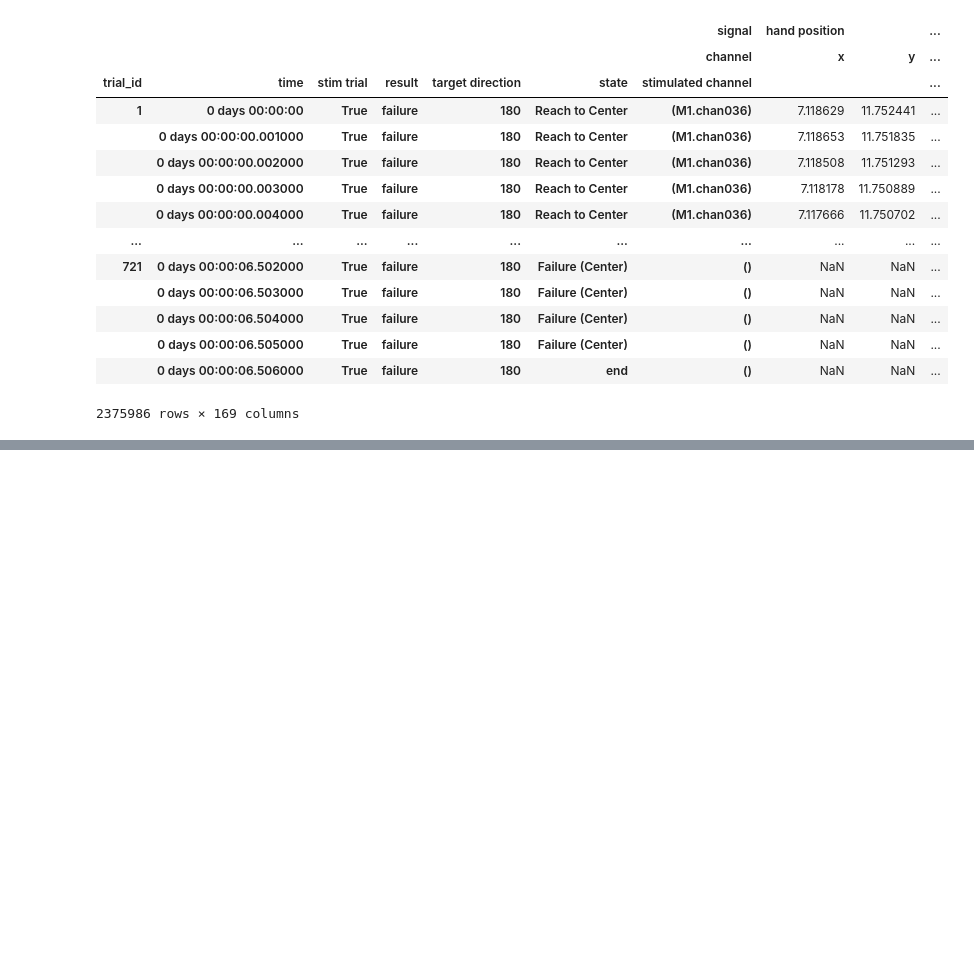
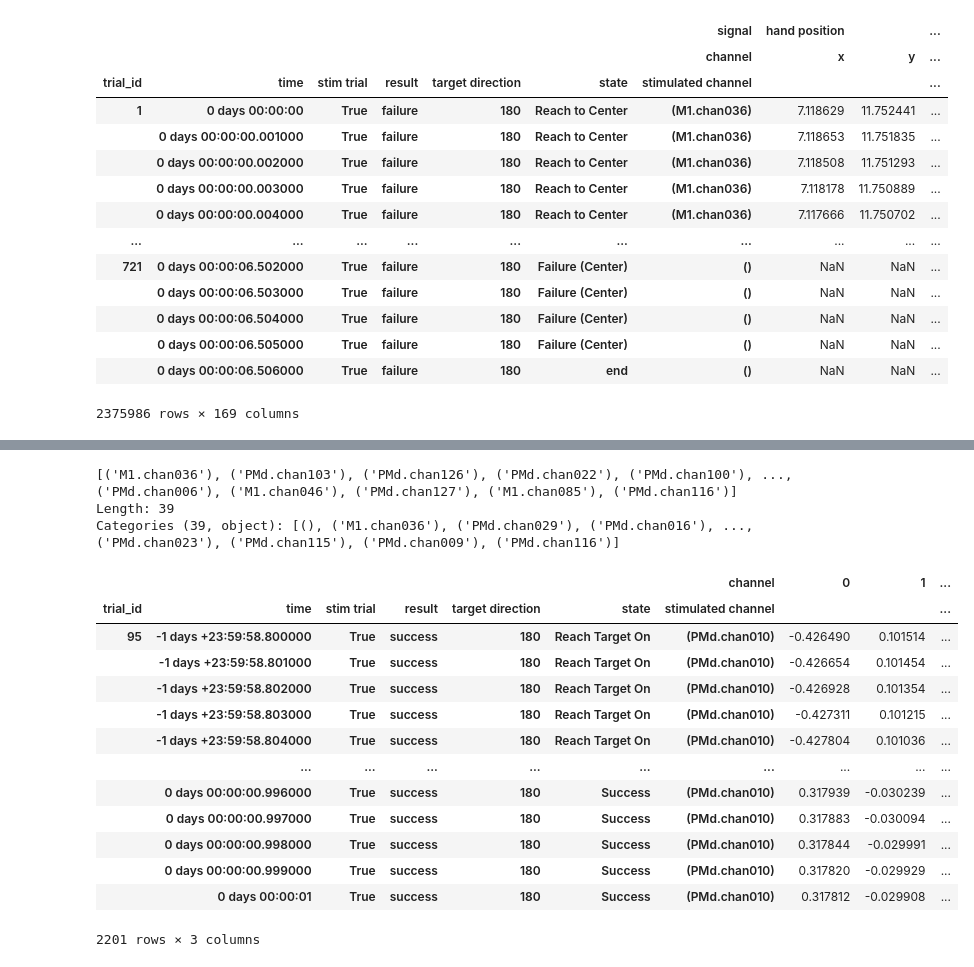
Before and after one commit to raeedcho/miso-analysis, a Jupyter notebook: scripts/move_stim_analysis.ipynb, the cells around one changed output, grey strips where cells are left out. Cells and saved outputs as stored; diff of their text form; code cells hidden in the pictures; blank space fills up the shorter version.

```diff
--- a/scripts/move_stim_analysis.ipynb
+++ b/scripts/move_stim_analysis.ipynb
@@ -142,16 +142,11 @@ stim_response = (
     .pipe(get_epoch_data,{
         'pre-stim': ('stim',slice(pd.to_timedelta('-1000ms'),pd.to_timedelta('-50ms'))),
         'post-stim': ('stim',slice(pd.to_timedelta('200ms'),pd.to_timedelta('1000ms'))),
-        'peri-go': ('Cheat Period',slice(pd.to_timedelta('-200ms'),pd.to_timedelta('1000ms'))),
-    })
+        'peri-go': ('Cheat Period',slice(pd.to_timedelta('-1200ms'),pd.to_timedelta('1000ms'))),
+    }) #type: ignore
     .div(1e-3)  # convert to firing rate in Hz
     .groupby(['trial_id','target direction','phase','stimulated channel'],observed=True,group_keys=False)
-    .apply(smooth_data)
-    # .groupby(['trial_id','target direction','phase','stimulated channel'],observed=True)
-    # .resample('20ms',level='time')
-    # .mean()
-    # .groupby(['target direction','phase','stimulated channel','time'],observed=True)
-    # .mean()
+    .apply(smooth_data,std=pd.Timedelta('20ms'),kernel='beta',causal=True)
 )
 # %%
 from sklearn.decomposition import PCA
@@ -376,0 +406,43 @@ anims = [animate_selected_trial(trial_id) for trial_id in trials_to_animate]
+# %%
+get_index_level(trialframe,level='stimulated channel').unique()
+# %% [output]
+[('M1.chan036'), ('PMd.chan103'), ('PMd.chan126'), ('PMd.chan022'), ('PMd.chan100'), ..., ('PMd.chan006'), ('M1.chan046'), ('PMd.chan127'), ('M1.chan085'), ('PMd.chan116')]
+Length: 39
+Categories (39, object): [(), ('M1.chan036'), ('PMd.chan029'), ('PMd.chan016'), ..., ('PMd.chan023'), ('PMd.chan115'), ('PMd.chan009'), ('PMd.chan116')]
+# %%
+from trialframe import hierarchical_assign
+trial_id = 95
+temp = (
+    trialframe
+    .pipe(multivalue_xs,level='trial_id',keys=[trial_id])
+    .pipe(get_epoch_data,epochs={
+        'peri-go': ('Cheat Period',slice(pd.to_timedelta('-1200ms'),pd.to_timedelta('1000ms'))),
+    })
+    .xs(level='phase',key='peri-go')
+    .pipe(hierarchical_assign, {
+        'neural_pca': lambda df: (
+            df['neural activity']
+            [channel_stats.index[channel_stats['pass']]]
+            .div(1e-3)  # convert to firing rate in Hz
+            .groupby(['trial_id','target direction','stimulated channel'],observed=True, group_keys=False)
+            .apply(smooth_data)
+            .pipe(latent_pipeline.transform)
+        )
+    })
+)
+temp['neural_pca']
+# %% [output]
+|  |  |  |  |  |  | channel | 0 | 1 | ... |
+| trial_id | time | stim trial | result | target direction | state | stimulated channel |  |  | ... |
+| 95 | -1 days +23:59:58.800000 | True | success | 180 | Reach Target On | (PMd.chan010) | -0.426490 | 0.101514 | ... |
+|  | -1 days +23:59:58.801000 | True | success | 180 | Reach Target On | (PMd.chan010) | -0.426654 | 0.101454 | ... |
+|  | -1 days +23:59:58.802000 | True | success | 180 | Reach Target On | (PMd.chan010) | -0.426928 | 0.101354 | ... |
+|  | -1 days +23:59:58.803000 | True | success | 180 | Reach Target On | (PMd.chan010) | -0.427311 | 0.101215 | ... |
+|  | -1 days +23:59:58.804000 | True | success | 180 | Reach Target On | (PMd.chan010) | -0.427804 | 0.101036 | ... |
+|  | ... | ... | ... | ... | ... | ... | ... | ... | ... |
+|  | 0 days 00:00:00.996000 | True | success | 180 | Success | (PMd.chan010) | 0.317939 | -0.030239 | ... |
+|  | 0 days 00:00:00.997000 | True | success | 180 | Success | (PMd.chan010) | 0.317883 | -0.030094 | ... |
+|  | 0 days 00:00:00.998000 | True | success | 180 | Success | (PMd.chan010) | 0.317844 | -0.029991 | ... |
+|  | 0 days 00:00:00.999000 | True | success | 180 | Success | (PMd.chan010) | 0.317820 | -0.029929 | ... |
+|  | 0 days 00:00:01 | True | success | 180 | Success | (PMd.chan010) | 0.317812 | -0.029908 | ... |
+2201 rows × 3 columns
```
Also changed, not shown: parts of 5 cells of this notebook, 2 other files.
